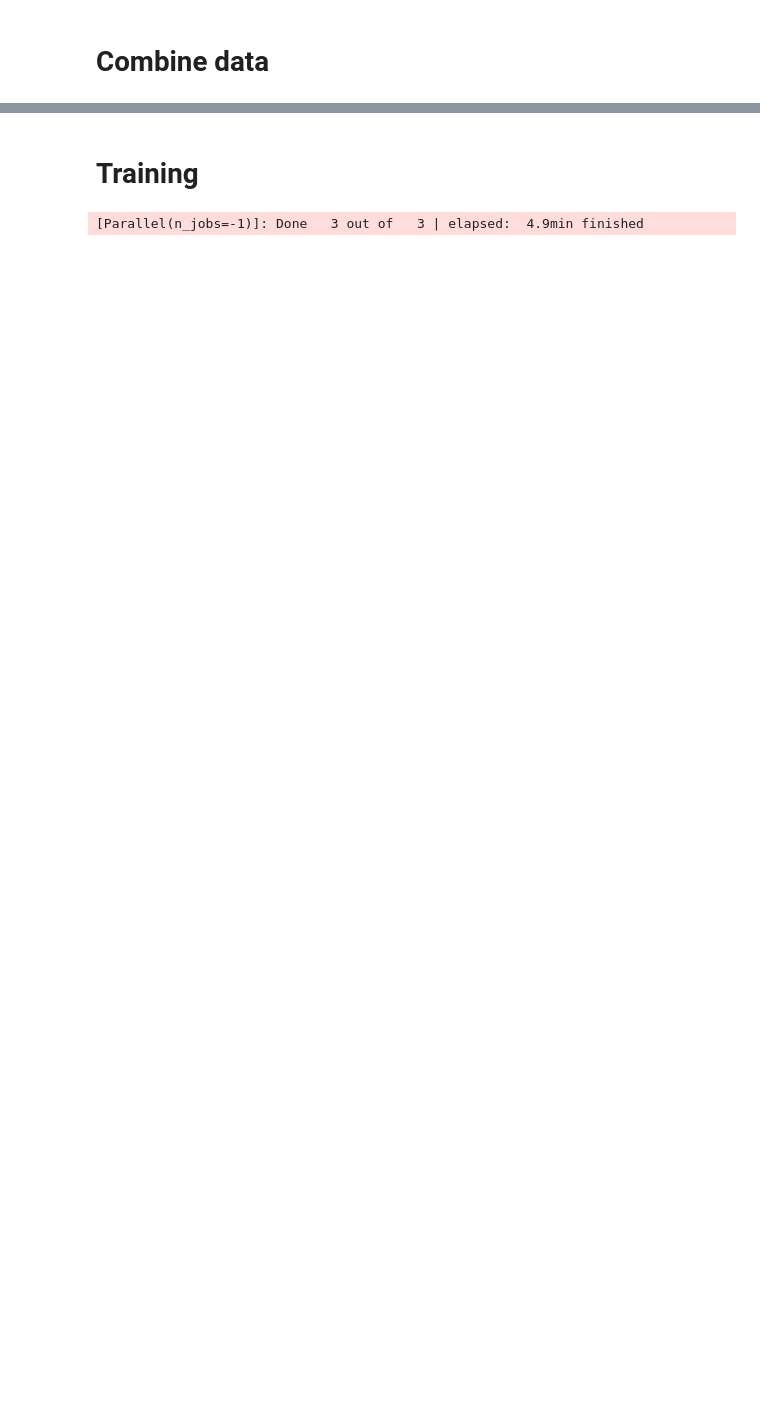
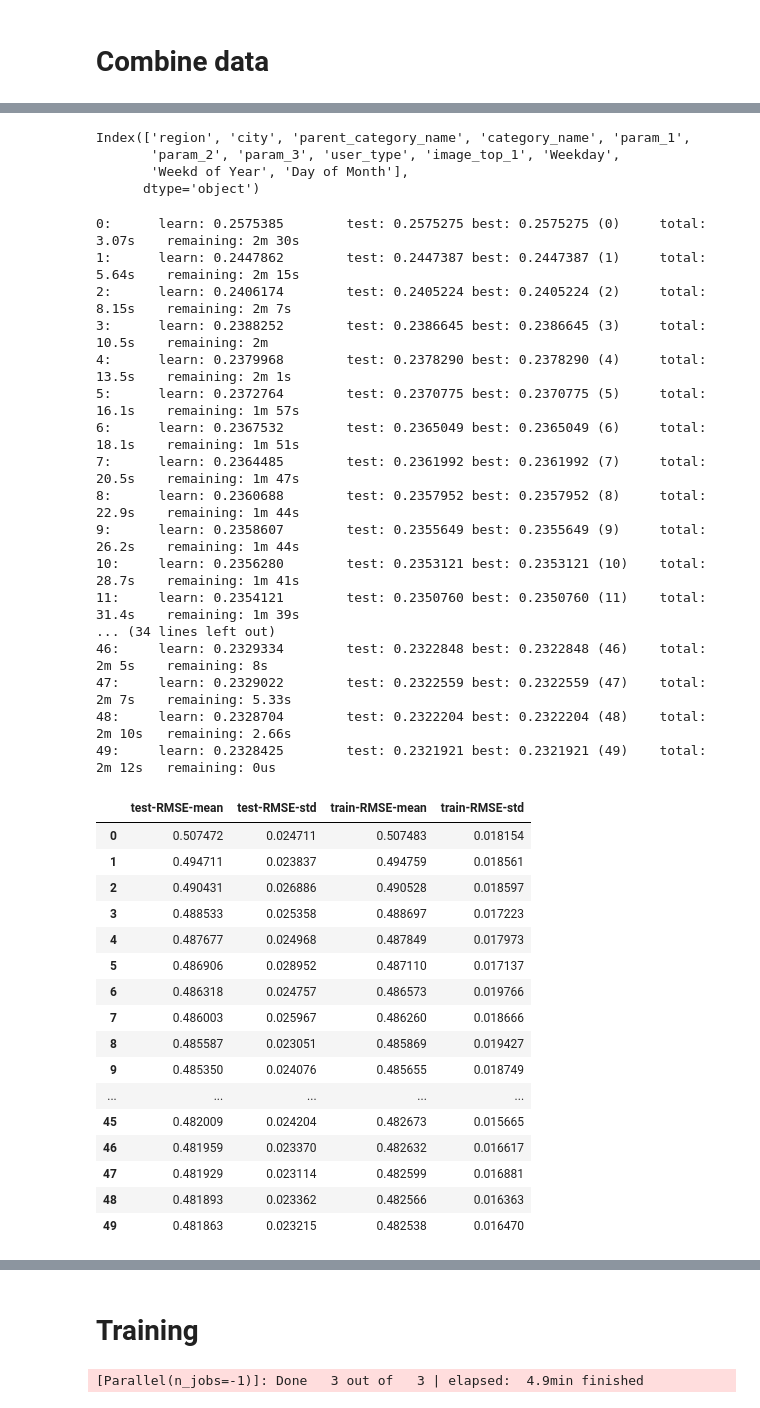
Before and after one commit to i-newton/kaggle_competitions, a Jupyter notebook: avito/src/initial_analysis.ipynb, the cells around one changed output, grey strips where cells are left out. Saved outputs shown, nothing was run; the diff lists cells and outputs as text; code cells hidden in the pictures; blank space fills up the shorter version.

Commit message:
catboost

```diff
--- a/avito/src/initial_analysis.ipynb
+++ b/avito/src/initial_analysis.ipynb
@@ -120,6 +118,6 @@ test_free_desc = main_test_df["description"].apply(free_in).values.reshape(-1,1)
 # %%
-main_train_df["image_top_1"].fillna(0, inplace=True)
-main_test_df["image_top_1"].fillna(0, inplace=True)
+train_df["image_top_1"].fillna(0, inplace=True)
+test_df["image_top_1"].fillna(0, inplace=True)
 # %%
 train_img_cls, test_img_cls = get_train_test_oh("image_top_1")
 # %%
@@ -169,5 +176,3 @@ test_x = hstack([test_pr3_oh,test_pr2_oh,test_img_cls,test_free_title, test_free
-# %%
-y = main_train_df["deal_probability"]
 # %%
 from sklearn.model_selection import train_test_split
 X_train, X_valid, y_train, y_valid = train_test_split(train_x, y, test_size=0.2, random_state=42)
@@ -173,0 +187,58 @@ X_train, X_valid, y_train, y_valid = train_test_split(train_x, y, test_size=0.2,
+# %%
+cat_features_train = train_df.drop(["user_id","title","description","item_seq_number","image"], axis=1)
+cat_features_test = test_df.drop(["user_id","title","description","item_seq_number","image"], axis=1)
+# %%
+cat_features_train.columns
+# %% [output]
+Index(['region', 'city', 'parent_category_name', 'category_name', 'param_1',
+       'param_2', 'param_3', 'user_type', 'image_top_1', 'Weekday',
+       'Weekd of Year', 'Day of Month'],
+      dtype='object')
+# %%
+from catboost import Pool, CatBoostRegressor
+
+train_pool = Pool(cat_features_train, y, cat_features=list(range(len(cat_features_train.columns)-1)))
+test_pool = Pool(cat_features_test, cat_features=list(range(len(cat_features_test.columns)-1)))
+
+# specify the training parameters
+model = CatBoostRegressor(iterations=50, depth=3, learning_rate=0.5, loss_function='RMSE')
+# %%
+from catboost import cv
+parameters = {'iterations': 50, 'depth':3, 'learning_rate':0.5, 'loss_function':'RMSE'}
+cb_scores = cv(params=parameters, pool=train_pool)
+np.sqrt(cb_scores)
+# %% [output]
+0:      learn: 0.2575385        test: 0.2575275 best: 0.2575275 (0)     total: 3.07s    remaining: 2m 30s
+1:      learn: 0.2447862        test: 0.2447387 best: 0.2447387 (1)     total: 5.64s    remaining: 2m 15s
+2:      learn: 0.2406174        test: 0.2405224 best: 0.2405224 (2)     total: 8.15s    remaining: 2m 7s
+3:      learn: 0.2388252        test: 0.2386645 best: 0.2386645 (3)     total: 10.5s    remaining: 2m
+4:      learn: 0.2379968        test: 0.2378290 best: 0.2378290 (4)     total: 13.5s    remaining: 2m 1s
+5:      learn: 0.2372764        test: 0.2370775 best: 0.2370775 (5)     total: 16.1s    remaining: 1m 57s
+6:      learn: 0.2367532        test: 0.2365049 best: 0.2365049 (6)     total: 18.1s    remaining: 1m 51s
+7:      learn: 0.2364485        test: 0.2361992 best: 0.2361992 (7)     total: 20.5s    remaining: 1m 47s
+8:      learn: 0.2360688        test: 0.2357952 best: 0.2357952 (8)     total: 22.9s    remaining: 1m 44s
+9:      learn: 0.2358607        test: 0.2355649 best: 0.2355649 (9)     total: 26.2s    remaining: 1m 44s
+10:     learn: 0.2356280        test: 0.2353121 best: 0.2353121 (10)    total: 28.7s    remaining: 1m 41s
+11:     learn: 0.2354121        test: 0.2350760 best: 0.2350760 (11)    total: 31.4s    remaining: 1m 39s
+... (34 lines left out)
+46:     learn: 0.2329334        test: 0.2322848 best: 0.2322848 (46)    total: 2m 5s    remaining: 8s
+47:     learn: 0.2329022        test: 0.2322559 best: 0.2322559 (47)    total: 2m 7s    remaining: 5.33s
+48:     learn: 0.2328704        test: 0.2322204 best: 0.2322204 (48)    total: 2m 10s   remaining: 2.66s
+49:     learn: 0.2328425        test: 0.2321921 best: 0.2321921 (49)    total: 2m 12s   remaining: 0us
+|  | test-RMSE-mean | test-RMSE-std | train-RMSE-mean | train-RMSE-std |
+| 0 | 0.507472 | 0.024711 | 0.507483 | 0.018154 |
+| 1 | 0.494711 | 0.023837 | 0.494759 | 0.018561 |
+| 2 | 0.490431 | 0.026886 | 0.490528 | 0.018597 |
+| 3 | 0.488533 | 0.025358 | 0.488697 | 0.017223 |
+| 4 | 0.487677 | 0.024968 | 0.487849 | 0.017973 |
+| 5 | 0.486906 | 0.028952 | 0.487110 | 0.017137 |
+| 6 | 0.486318 | 0.024757 | 0.486573 | 0.019766 |
+| 7 | 0.486003 | 0.025967 | 0.486260 | 0.018666 |
+| 8 | 0.485587 | 0.023051 | 0.485869 | 0.019427 |
+| 9 | 0.485350 | 0.024076 | 0.485655 | 0.018749 |
+| ... | ... | ... | ... | ... |
+| 45 | 0.482009 | 0.024204 | 0.482673 | 0.015665 |
+| 46 | 0.481959 | 0.023370 | 0.482632 | 0.016617 |
+| 47 | 0.481929 | 0.023114 | 0.482599 | 0.016881 |
+| 48 | 0.481893 | 0.023362 | 0.482566 | 0.016363 |
+| 49 | 0.481863 | 0.023215 | 0.482538 | 0.016470 |
```
Also changed, not shown: parts of 35 cells of this notebook, 14 other files.
